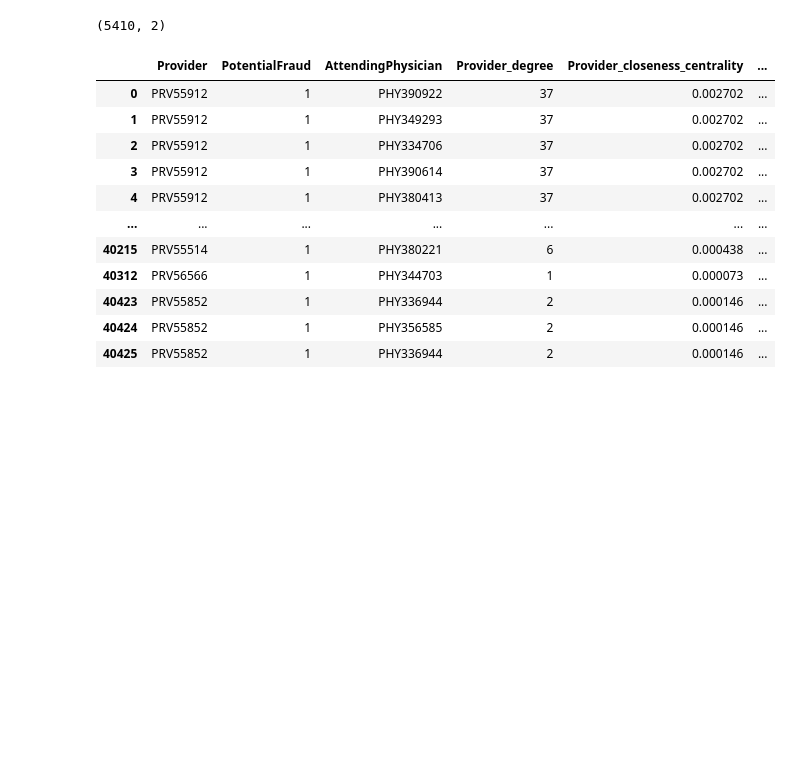
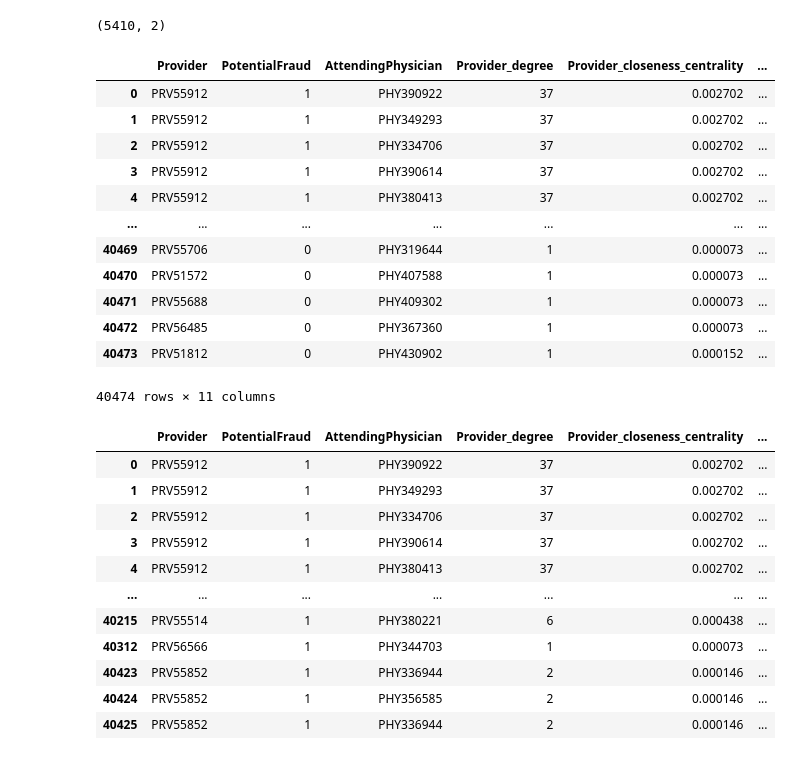
Before and after one commit to dhruv-suraj/Project, a Jupyter notebook: Networkx/network_x_DP1.ipynb, the cells around one changed output. Saved outputs shown, nothing was run; the diff lists cells and outputs as text; code cells hidden in the pictures; blank space fills up the shorter version.

```diff
--- a/Networkx/network_x_DP1.ipynb
+++ b/Networkx/network_x_DP1.ipynb
@@ -133,7 +131,21 @@ df_enriched = df_enriched.merge(nodes_info, left_on = 'AttendingPhysician',
                            right_on='Physician', how='left').drop('Physician', axis=1)
 df_enriched.rename(columns = {k:'AttendingPhysician_'+k for k in columns_with_node_infos}, inplace = True)
 # %%
-df_enriched.value=0
+df_enriched
+# %% [output]
+|  | Provider | PotentialFraud | AttendingPhysician | Provider_degree | Provider_closeness_centrality | ... |
+| 0 | PRV55912 | 1 | PHY390922 | 37 | 0.002702 | ... |
+| 1 | PRV55912 | 1 | PHY349293 | 37 | 0.002702 | ... |
+| 2 | PRV55912 | 1 | PHY334706 | 37 | 0.002702 | ... |
+| 3 | PRV55912 | 1 | PHY390614 | 37 | 0.002702 | ... |
+| 4 | PRV55912 | 1 | PHY380413 | 37 | 0.002702 | ... |
+| ... | ... | ... | ... | ... | ... | ... |
+| 40469 | PRV55706 | 0 | PHY319644 | 1 | 0.000073 | ... |
+| 40470 | PRV51572 | 0 | PHY407588 | 1 | 0.000073 | ... |
+| 40471 | PRV55688 | 0 | PHY409302 | 1 | 0.000073 | ... |
+| 40472 | PRV56485 | 0 | PHY367360 | 1 | 0.000073 | ... |
+| 40473 | PRV51812 | 0 | PHY430902 | 1 | 0.000152 | ... |
+40474 rows × 11 columns
 # %%
 df_enriched['PotentialFraud']=df_enriched['PotentialFraud'].str.replace('Yes','1')
 df_enriched['PotentialFraud']=df_enriched['PotentialFraud'].str.replace('No','0')
```
Also changed, not shown: parts of 17 cells of this notebook.
